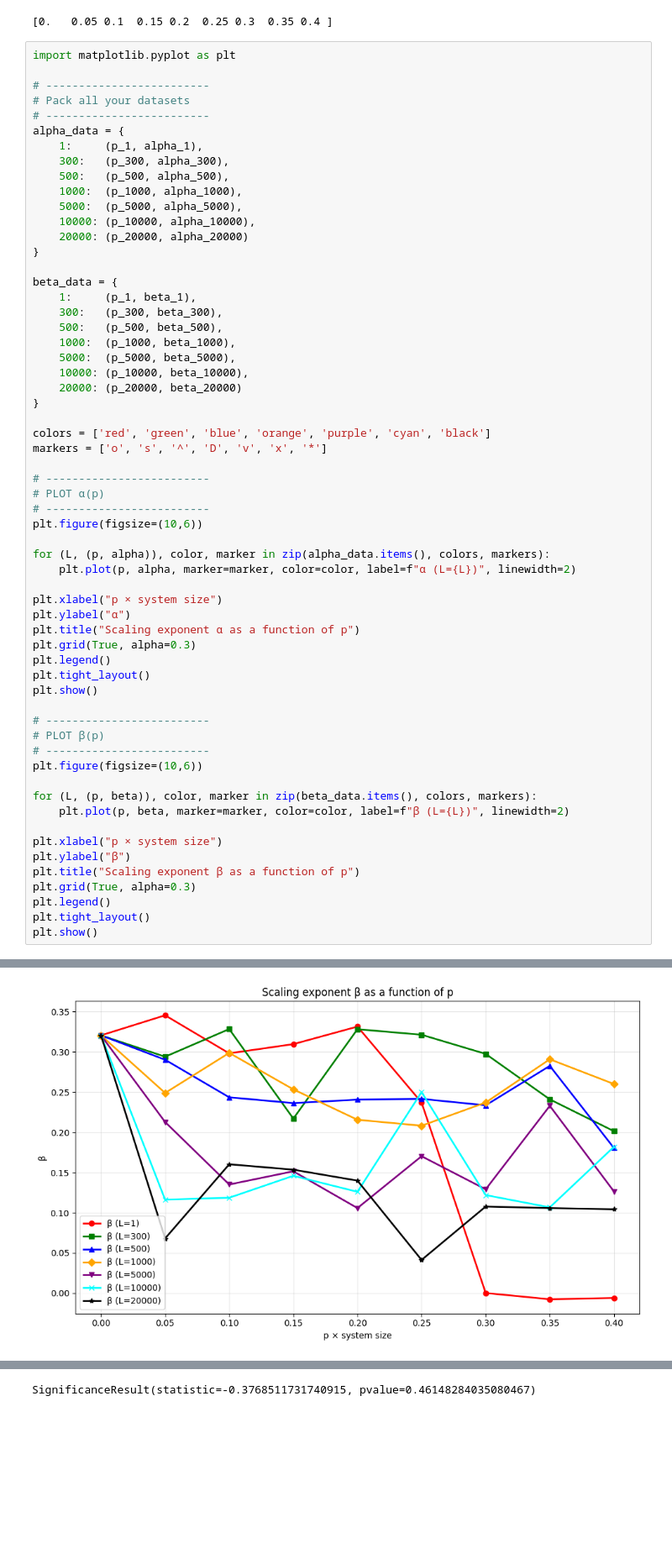
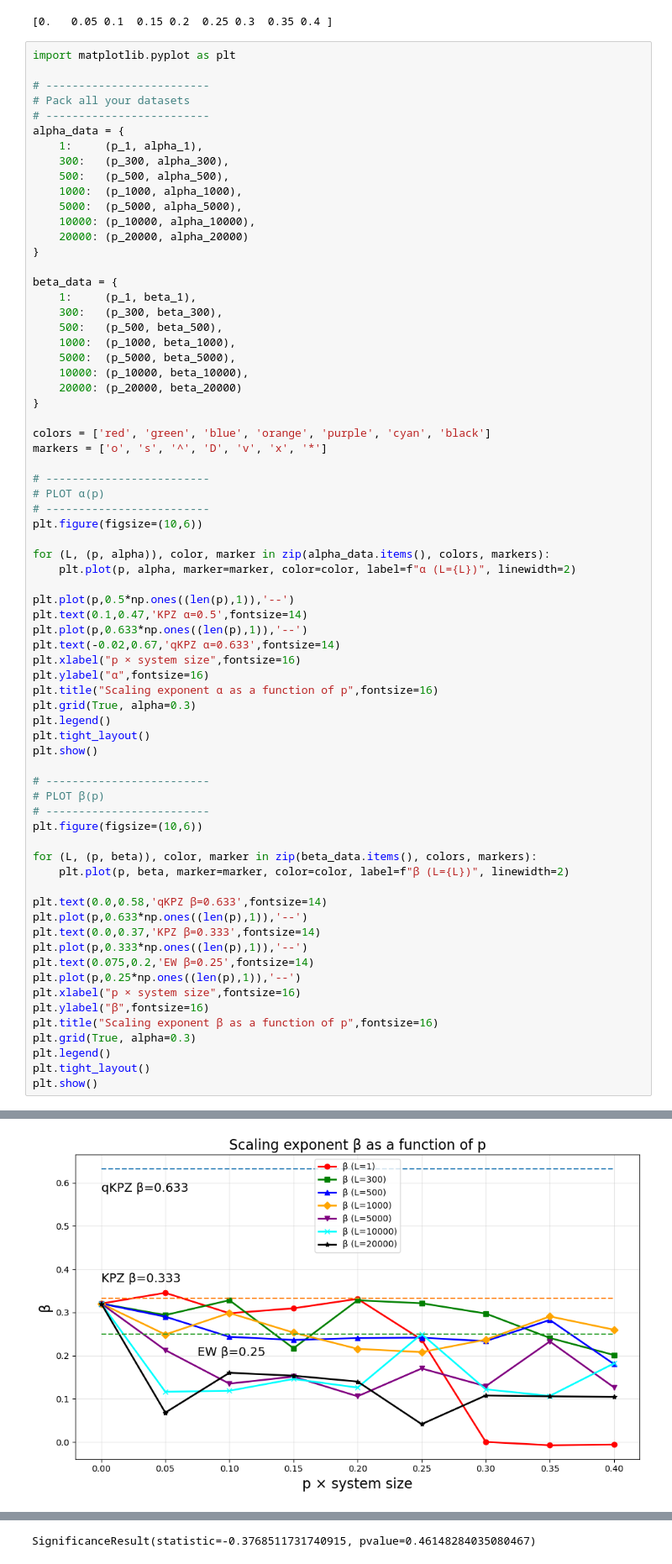
Before and after one commit to maxou2804/script_1D_Eden, a Jupyter notebook: plot_3d_acc_sites.ipynb, the cells around one changed output, grey strips where cells are left out. Shown at 84% size. Saved outputs shown, nothing was run; the diff lists cells and outputs as text; blank space fills up the shorter version.

Commit message:
plot propre pour la pres

```diff
--- a/plot_3d_acc_sites.ipynb
+++ b/plot_3d_acc_sites.ipynb
@@ -107,9 +107,13 @@ plt.figure(figsize=(10,6))
 for (L, (p, alpha)), color, marker in zip(alpha_data.items(), colors, markers):
     plt.plot(p, alpha, marker=marker, color=color, label=f"α (L={L})", linewidth=2)
 
-plt.xlabel("p × system size")
-plt.ylabel("α")
-plt.title("Scaling exponent α as a function of p")
+plt.plot(p,0.5*np.ones((len(p),1)),'--')
+plt.text(0.1,0.47,'KPZ α=0.5',fontsize=14)
+plt.plot(p,0.633*np.ones((len(p),1)),'--')
+plt.text(-0.02,0.67,'qKPZ α=0.633',fontsize=14)
+plt.xlabel("p × system size",fontsize=16)
+plt.ylabel("α",fontsize=16)
+plt.title("Scaling exponent α as a function of p",fontsize=16)
 plt.grid(True, alpha=0.3)
 plt.legend()
 plt.tight_layout()
@@ -123,9 +127,15 @@ plt.figure(figsize=(10,6))
 for (L, (p, beta)), color, marker in zip(beta_data.items(), colors, markers):
     plt.plot(p, beta, marker=marker, color=color, label=f"β (L={L})", linewidth=2)
 
-plt.xlabel("p × system size")
-plt.ylabel("β")
-plt.title("Scaling exponent β as a function of p")
+plt.text(0.0,0.58,'qKPZ β=0.633',fontsize=14)
+plt.plot(p,0.633*np.ones((len(p),1)),'--')
+plt.text(0.0,0.37,'KPZ β=0.333',fontsize=14)
+plt.plot(p,0.333*np.ones((len(p),1)),'--')
+plt.text(0.075,0.2,'EW β=0.25',fontsize=14)
+plt.plot(p,0.25*np.ones((len(p),1)),'--')
+plt.xlabel("p × system size",fontsize=16)
+plt.ylabel("β",fontsize=16)
+plt.title("Scaling exponent β as a function of p",fontsize=16)
 plt.grid(True, alpha=0.3)
 plt.legend()
 plt.tight_layout()
@@ -135,4 +145,4 @@ plt.show()
-[figure, old version]
+[figure, new version]
 # %%
 import plotly.graph_objects as go
 import numpy as np
```
Also changed, not shown: parts of 1 cell of this notebook, 4 other files.
